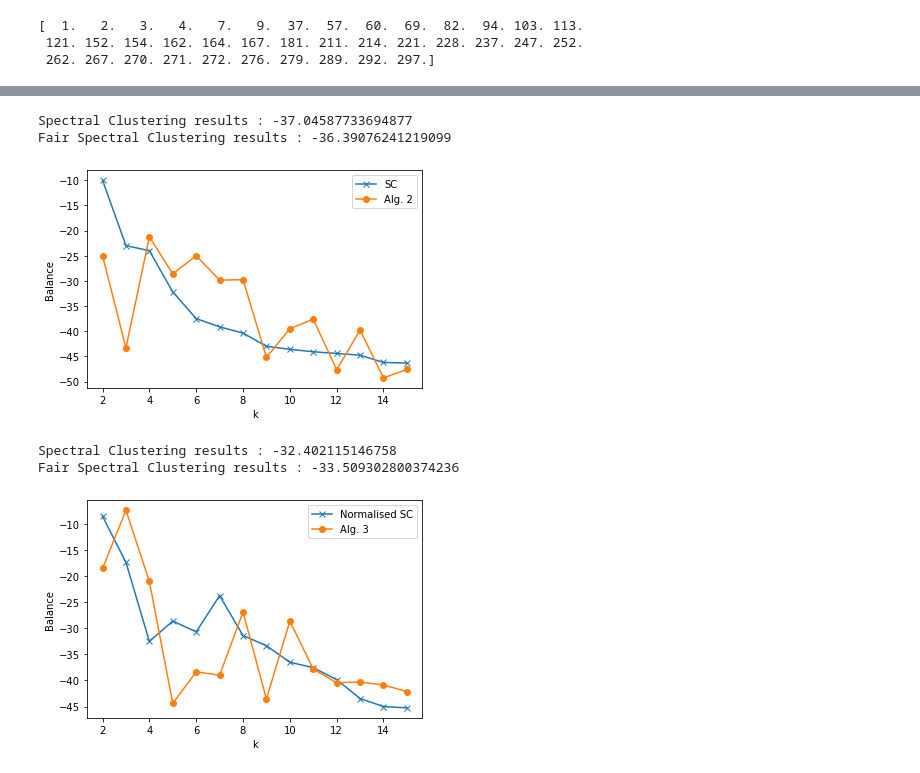
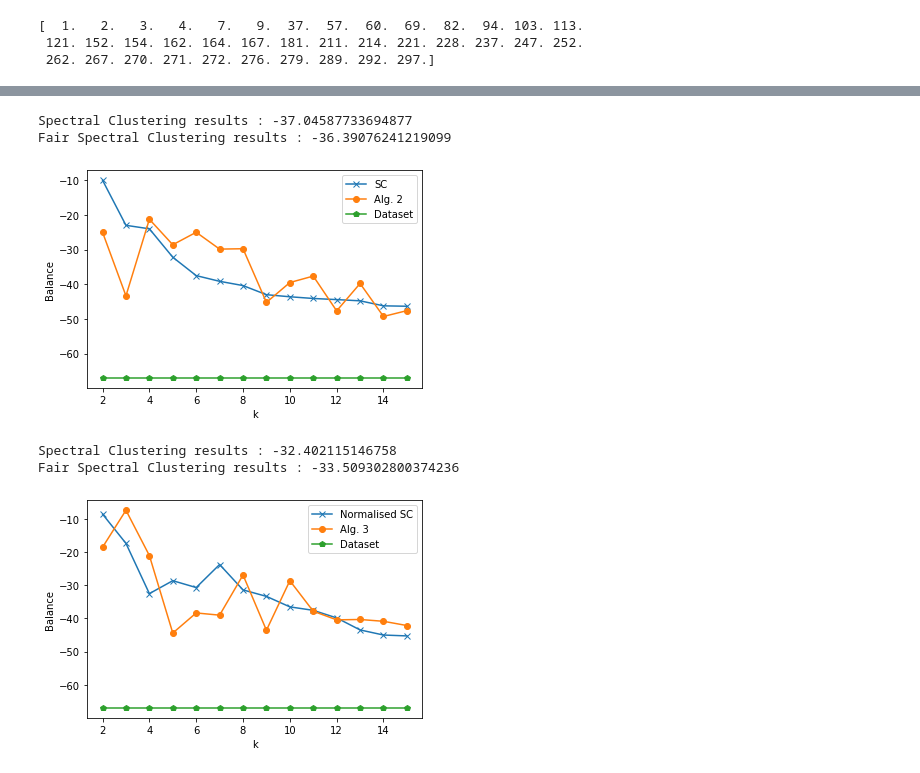
Before and after one commit to Klodivio355/Fairness_Clustering, a Jupyter notebook: DrugNET.ipynb, the cells around one changed output, grey strips where cells are left out. Saved outputs shown, nothing was run; the diff lists cells and outputs as text; code cells hidden in the pictures.

```diff
--- a/DrugNET.ipynb
+++ b/DrugNET.ipynb
@@ -172,14 +172,15 @@ print(gender_partition)
 # %%
 fair_results = []
 unfair_results = []
-
+dataset_fairness = []
 
 for k in range(2,16):
-    labels, labels_rc = un_spectral(G, k)
-    fair_labels, fair_labels_rc = un_spectral_fair(G, k, labels)
+    labels = un_spectral(G, k)
+    fair_labels = un_spectral_fair(G, k, labels)
 
     fair_results.append(balance(gender_partition.astype(int), fair_labels))
     unfair_results.append(balance(gender_partition.astype(int), labels))
+    dataset_fairness.append(balance(gender_partition.astype(int), gender_partition.astype(int)))
 # %%
 axis_x = np.arange(2, 16, 1)
 
@@ -202,13 +205,16 @@ Fair Spectral Clustering results : -26.518880722452156
 # %%
 fair_results = []
 unfair_results = []
+dataset_fairness = []
+
 
 for k in range(2,16):
-    labels, labels_rc = un_spectral(G, k, normalised=True)
+    labels = un_spectral(G, k, normalised=True)
     fair_labels = norm_spectral_fair(G, k, labels)
 
     fair_results.append(balance(gender_partition.astype(int), fair_labels))
     unfair_results.append(balance(gender_partition.astype(int), labels))
+    dataset_fairness.append(balance(gender_partition.astype(int), gender_partition.astype(int)))
 # %%
 axis_x = np.arange(2, 16, 1)
 
@@ -300,33 +297,37 @@ print(ethnicity_partition)
 # %%
 fair_results = []
 unfair_results = []
+dataset_fairness = []
 
 
 for k in range(2,16):
-    labels, labels_rc = un_spectral(G, k)
-    fair_labels, fair_labels_rc = un_spectral_fair(G, k, labels)
+    labels = un_spectral(G, k)
+    fair_labels = un_spectral_fair(G, k, labels)
 
     fair_results.append(balance(ethnicity_partition.astype(int), fair_labels))
     unfair_results.append(balance(ethnicity_partition.astype(int), labels))
+    dataset_fairness.append(balance(ethnicity_partition.astype(int), ethnicity_partition.astype(int)))
 # %%
 axis_x = np.arange(2, 16, 1)
 
 plt.plot(axis_x, unfair_results, label = 'SC', marker='x')
 plt.plot(axis_x, fair_results, label = 'Alg. 2', marker='o')
+plt.plot(axis_x, dataset_fairness, label = 'Dataset', marker='p')
+
 print('Spectral Clustering results :', np.mean(unfair_results))
 print('Fair Spectral Clustering results :', np.mean(fair_results))
 plt.xlabel('k')
 # Set the y axis label of the current axis.
 plt.ylabel('Balance')
 # Set a title of the current axes.
 # show a legend on the plot
 plt.legend()
 # Display a figure.
 plt.show()
 # %% [output]
 Spectral Clustering results : -37.04587733694877
 Fair Spectral Clustering results : -36.39076241219099
-[figure, old version]
+[figure, new version]
 # %%
 fair_results = []
 unfair_results = []
@@ -348,6 +350,8 @@ axis_x = np.arange(2, 16, 1)
 
 plt.plot(axis_x, unfair_results, label = 'Normalised SC', marker='x')
 plt.plot(axis_x, fair_results, label = 'Alg. 3', marker='o')
+plt.plot(axis_x, dataset_fairness, label = 'Dataset', marker='p')
+
 print('Spectral Clustering results :', np.mean(unfair_results))
 print('Fair Spectral Clustering results :', np.mean(fair_results))
 plt.xlabel('k')
@@ -361,4 +365,4 @@ plt.show()
 # %% [output]
 Spectral Clustering results : -32.402115146758
 Fair Spectral Clustering results : -33.509302800374236
-[figure, old version]
+[figure, new version]
```
Also changed, not shown: parts of 5 cells of this notebook, 5 other files.
